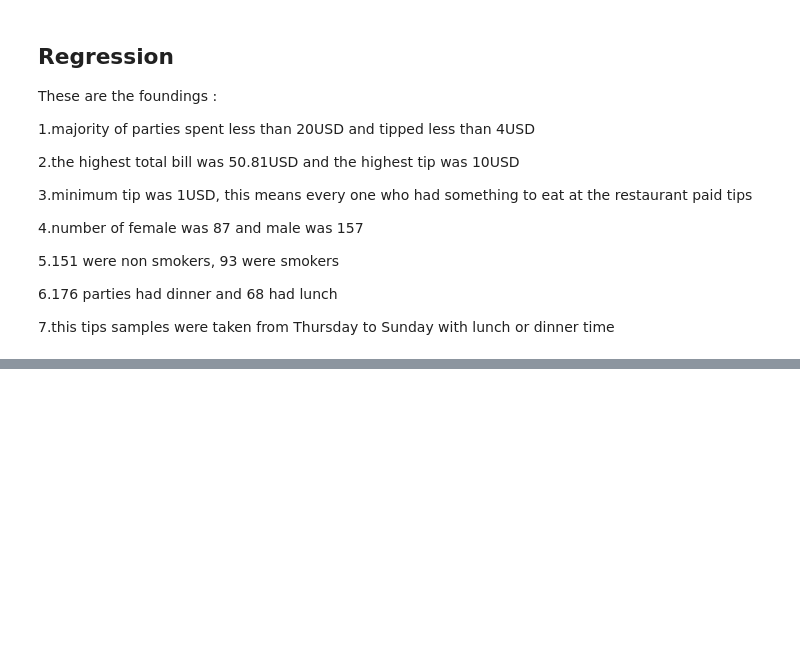
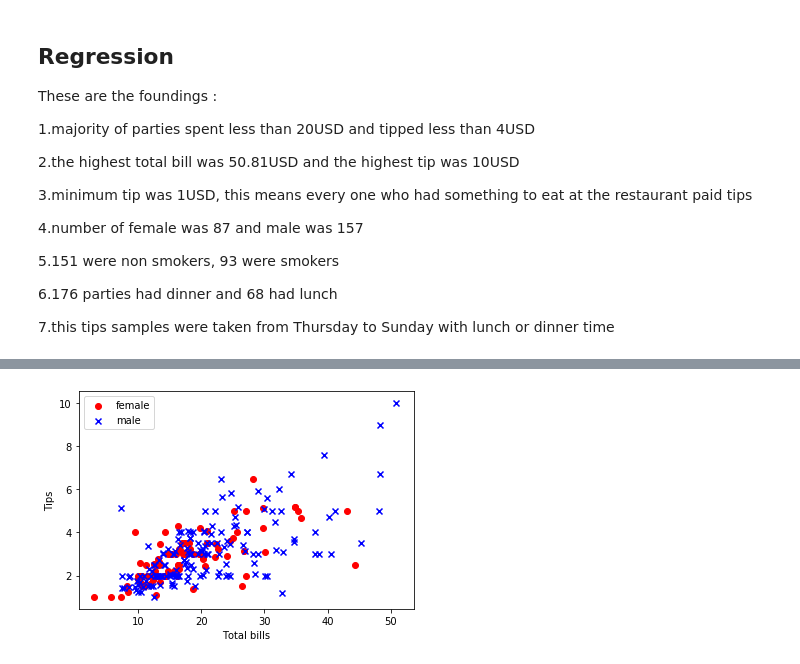
Before and after one commit to kiyokosaito/Fundamentals-projects, a Jupyter notebook: Fundamentals of Data Assessment .ipynb, the cells around one changed output, grey strips where cells are left out. Cells and saved outputs as stored; diff of their text form; code cells hidden in the pictures; blank space fills up the shorter version.

```diff
--- a/Fundamentals of Data Assessment .ipynb
+++ b/Fundamentals of Data Assessment .ipynb
@@ -134,0 +153,19 @@ These are the foundings :
+# %%
+# This is to visualise Total amount and tips based on the sex
+# In order to create 2D chart, I chose female and male
+import pandas as pd
+import matplotlib.pyplot as plt
+
+df = pd.read_csv("/Users/kiyok/Desktop/tips-data-set/female-male.csv")
+
+# Specify Total bills and tips values
+X = df.iloc[:,[0,1]].values
+
+plt.scatter(X[:87,0],X[:87,1],color='red',marker='o',label='female')
+plt.scatter(X[87:245,0],X[87:245,1],color='blue',marker='x',label='male')
+plt.xlabel('Total bills')
+plt.ylabel('Tips')
+plt.legend(loc='upper left')
+plt.show()
+# %% [output]
+[figure, added]
```
Also changed, not shown: parts of 8 cells of this notebook, 1 other file.
